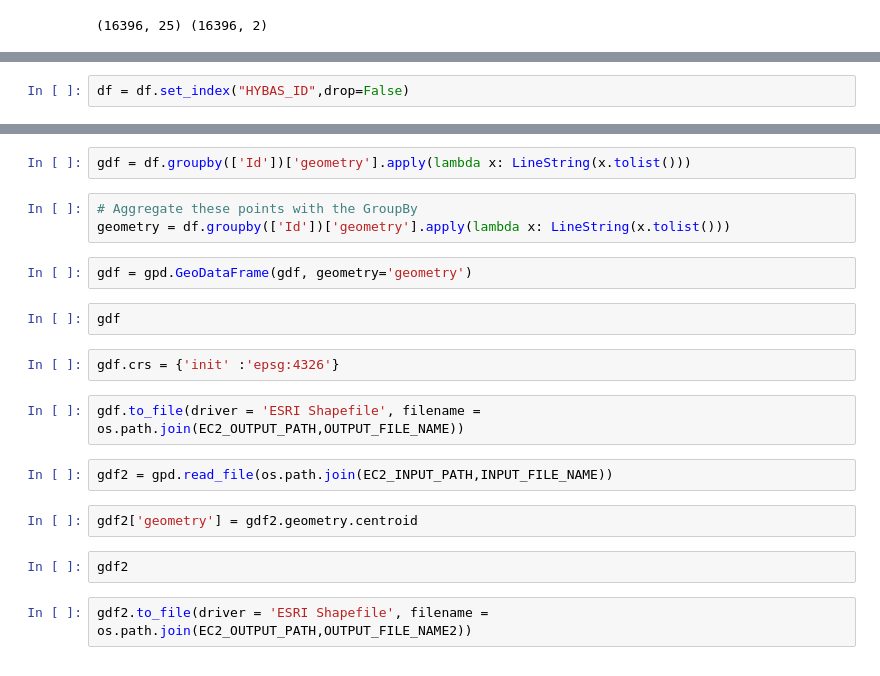
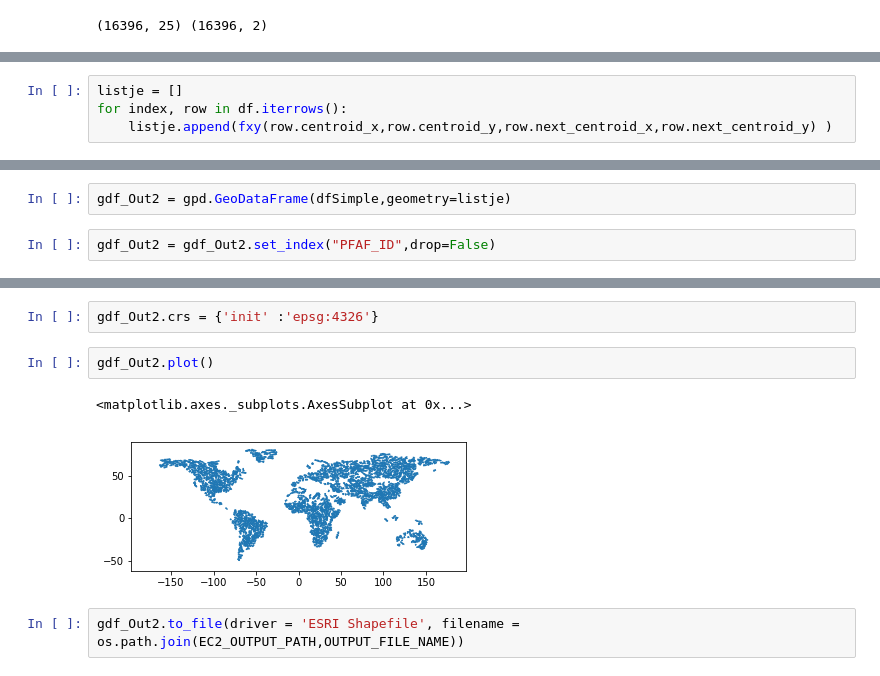
Before and after one commit to wri/Aqueduct30Docker, a Jupyter notebook: notebooks/testing/Y2017M10D09_RH_create_Line_Shape_File_V01.ipynb, the cells around one changed output, grey strips where cells are left out. Saved outputs shown, nothing was run; the diff lists cells and outputs as text.

Commit message:
add line shape notebook

```diff
--- a/notebooks/testing/Y2017M10D09_RH_create_Line_Shape_File_V01.ipynb
+++ b/notebooks/testing/Y2017M10D09_RH_create_Line_Shape_File_V01.ipynb
@@ -88,0 +121,4 @@ df.head()
+# %%
+listje = []
+for index, row in df.iterrows():
+    listje.append(fxy(row.centroid_x,row.centroid_y,row.next_centroid_x,row.next_centroid_y) )
@@ -89,2 +127,4 @@ df.head()
+# %%
+gdf_Out2 = gpd.GeoDataFrame(dfSimple,geometry=listje)
 # %%
-df = df.set_index("HYBAS_ID",drop=False)
+gdf_Out2 = gdf_Out2.set_index("PFAF_ID",drop=False)
@@ -149,23 +131,11 @@ gdf
-# %%
-gdf = df.groupby(['Id'])['geometry'].apply(lambda x: LineString(x.tolist()))
-# %%
-# Aggregate these points with the GroupBy
-geometry = df.groupby(['Id'])['geometry'].apply(lambda x: LineString(x.tolist()))
-# %%
-gdf = gpd.GeoDataFrame(gdf, geometry='geometry')
-# %%
-gdf
 # %%
-gdf.crs = {'init' :'epsg:4326'}
+gdf_Out2.crs = {'init' :'epsg:4326'}
+# %%
+gdf_Out2.plot()
+# %% [output]
+<matplotlib.axes._subplots.AxesSubplot at 0x...>
+[figure, added]
 # %%
-gdf.to_file(driver = 'ESRI Shapefile', filename = os.path.join(EC2_OUTPUT_PATH,OUTPUT_FILE_NAME))
+gdf_Out2.to_file(driver = 'ESRI Shapefile', filename = os.path.join(EC2_OUTPUT_PATH,OUTPUT_FILE_NAME))
-# %%
-gdf2 = gpd.read_file(os.path.join(EC2_INPUT_PATH,INPUT_FILE_NAME))
-# %%
-gdf2['geometry'] = gdf2.geometry.centroid
-# %%
-gdf2
-# %%
-gdf2.to_file(driver = 'ESRI Shapefile', filename = os.path.join(EC2_OUTPUT_PATH,OUTPUT_FILE_NAME2))
 # %%
 !aws s3 cp {EC2_OUTPUT_PATH} {S3_OUTPUT_PATH} --recursive
```
Also changed, not shown: parts of 34 cells of this notebook, 1 other file.
